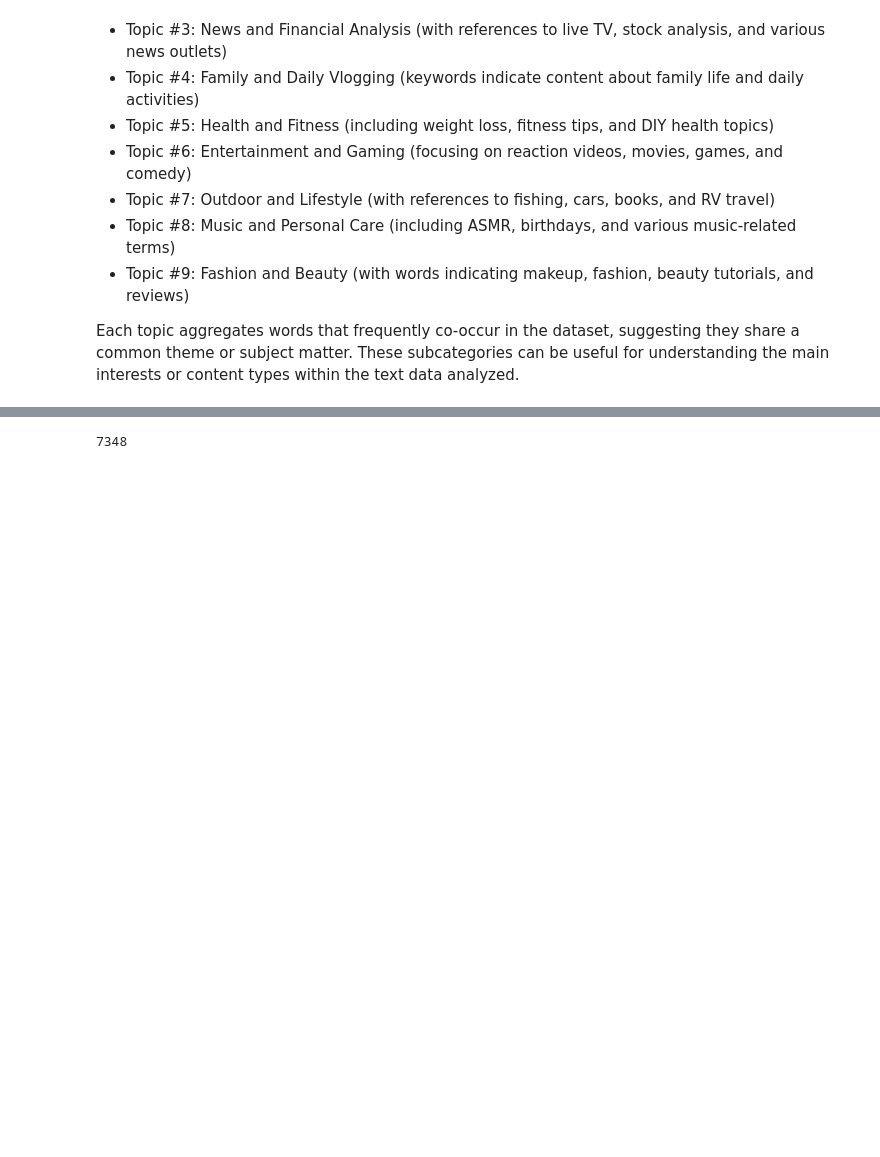
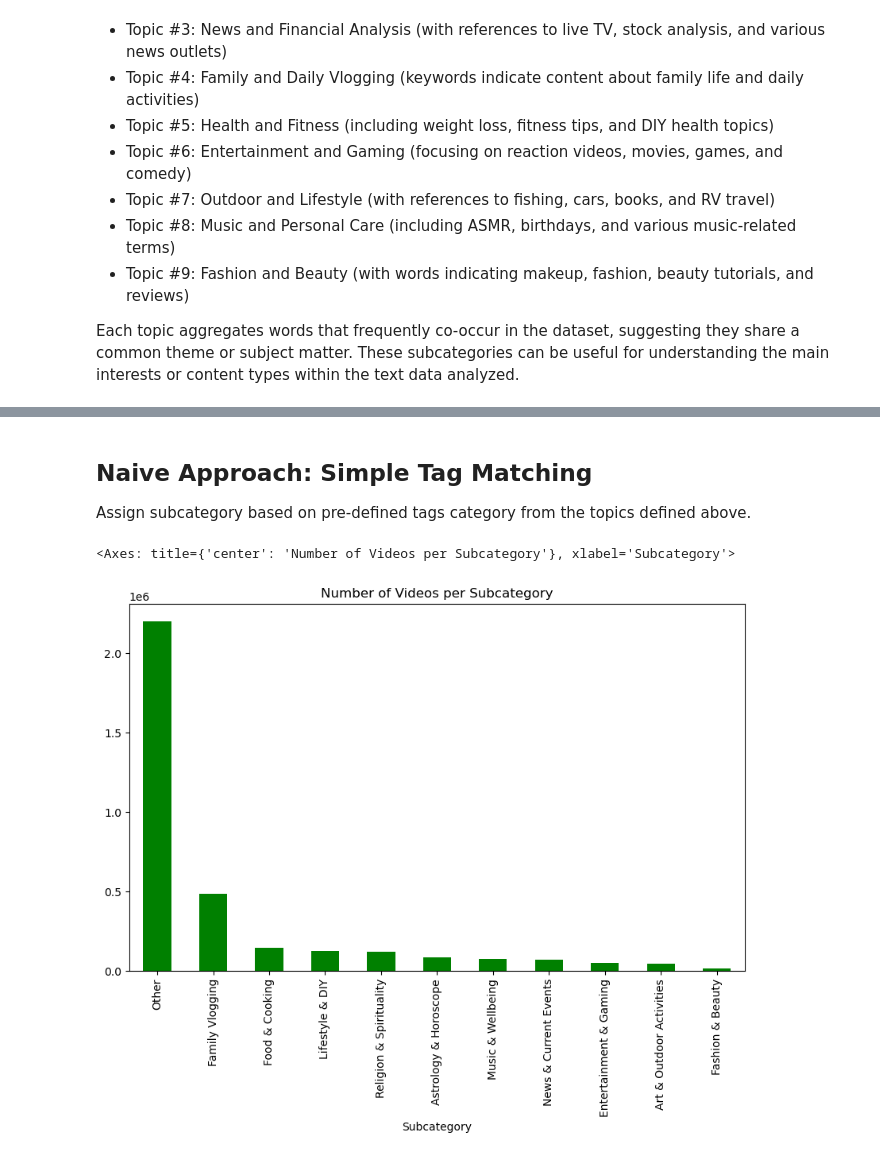
Before and after one commit to kamilmellouk/kadabros, a Jupyter notebook: tag_analysis.ipynb, the cells around one changed output, grey strips where cells are left out. Drawn from its saved outputs; the diff is of its cells as text; code cells hidden in the pictures; blank space fills up the shorter version.

```diff
--- a/tag_analysis.ipynb
+++ b/tag_analysis.ipynb
@@ -158,4 +169,52 @@ df_channels_people_and_blogs_people.sample(10)
-# %%
-len(df_channels_people_and_blogs_people)
-# %% [output]
-7348
+# %% [markdown]
+## Naive Approach: Simple Tag Matching
+
+Assign subcategory based on pre-defined tags category from the topics defined above.
+# %%
+food_cooking_tags = ['food', 'recipe', 'vegan', 'disney eating', 'christmas cooking', 'recipes', 'street food', 'healthy', 'chicken', 'how-to cook', 'eat', 'diet', 'mukbang', 'keto']
+religion_spirituality_tags = ['god', 'jesus', 'christian', 'bible', 'healing', 'church', 'religion', 'christ', 'prayer', 'spirit', 'holy', 'islam', 'spiritual']
+astrology_horoscope_tags = ['tarot', 'astrology', 'horoscope', 'psychic', 'kpop astrology', 'cancer', 'leo', 'aries', 'taurus', 'virgo', 'scorpio', 'gemini', 'libra']
+news_current_events_tags = ['news', 'stock market', 'cnbc', 'technical analysis', 'awaaz', 'india news', 'trump', 'abp news', 'somoy', 'bangladesh news', 'hindi news', 'bangla news', 'election news']
+family_vlogging_tags = ['vlog', 'family', 'vlogs', 'baby', 'kids', 'vlogger', 'mom', 'travel vlog', 'vloggers', 'family video', 'vlogging', 'couple vlog']
+lifestyle_diy_tags = ['how-to', 'diy', 'make', 'weight loss', 'fitness', 'workout', 'home improvement', 'money saving', 'health tips', 'business advice', 'tutorial', 'training', 'online learning', 'school advice']
+entertainment_gaming_tags = ['video games', 'movie review', 'reaction video', 'comedy', 'film analysis', 'tv shows', 'wwe', 'dj music', 'song reaction', 'movie trailer', 'gaming']
+art_outdoor_activities_tags = ['art', 'car review', 'fishing', 'book review', 'rv lifestyle', 'bike', 'painting', 'watercolor', 'car maintenance', 'fish keeping', 'camping', 'trailer life']
+music_wellbeing_tags = ['asmr', 'birthday celebration', 'music', 'song cover', 'musical instrument', 'bitcoin', 'dance music', 'yoga', 'sleep music', 'massage therapy']
+fashion_beauty_tags = ['fashion haul', 'makeup tutorial', 'fashion review', 'beauty tips', 'latest fashion', 'yoruba movies', 'vape review', 'lego builds', 'nigerian fashion', 'celebrity style', 'shopping guide']
+
+# Example of how to use these lists with a lambda function
+# Assuming df is your DataFrame and 'tags' is the column with the video tags
+subcategories = {
+    'Food & Cooking': food_cooking_tags,
+    'Religion & Spirituality': religion_spirituality_tags,
+    'Astrology & Horoscope': astrology_horoscope_tags,
+    'News & Current Events': news_current_events_tags,
+    'Family Vlogging': family_vlogging_tags,
+    'Lifestyle & DIY': lifestyle_diy_tags,
+    'Entertainment & Gaming': entertainment_gaming_tags,
+    'Art & Outdoor Activities': art_outdoor_activities_tags,
+    'Music & Wellbeing': music_wellbeing_tags,
+    'Fashion & Beauty': fashion_beauty_tags
+}
+# %%
+def find_dominant_subcategory(comma_separated_tags):
+    video_tags = comma_separated_tags.split(',')
+    video_tags = [tag.strip().lower() for tag in video_tags]  # Stripping whitespace and converting to lower case for consistency
+
+    tag_count = {subcategory: 0 for subcategory in subcategories.keys()}
+
+    for tag in video_tags:
+        for subcategory, tags in subcategories.items():
+            if tag in tags:
+                tag_count[subcategory] += 1
+
+    dominant_subcategory = max(tag_count, key=tag_count.get)
+    return dominant_subcategory if tag_count[dominant_subcategory] > 0 else 'Other'
+
+# Apply the function to the DataFrame
+df_yt_metadata_filtered['Subcategory'] = df_yt_metadata_filtered['tags'].apply(find_dominant_subcategory)
+# %%
+df_yt_metadata_filtered['Subcategory'].value_counts().plot(kind='bar', figsize=(10, 6), color='g', title='Number of Videos per Subcategory')
+# %% [output]
+<Axes: title={'center': 'Number of Videos per Subcategory'}, xlabel='Subcategory'>
+[figure, added]
```
Also changed, not shown: parts of 30 cells of this notebook.
